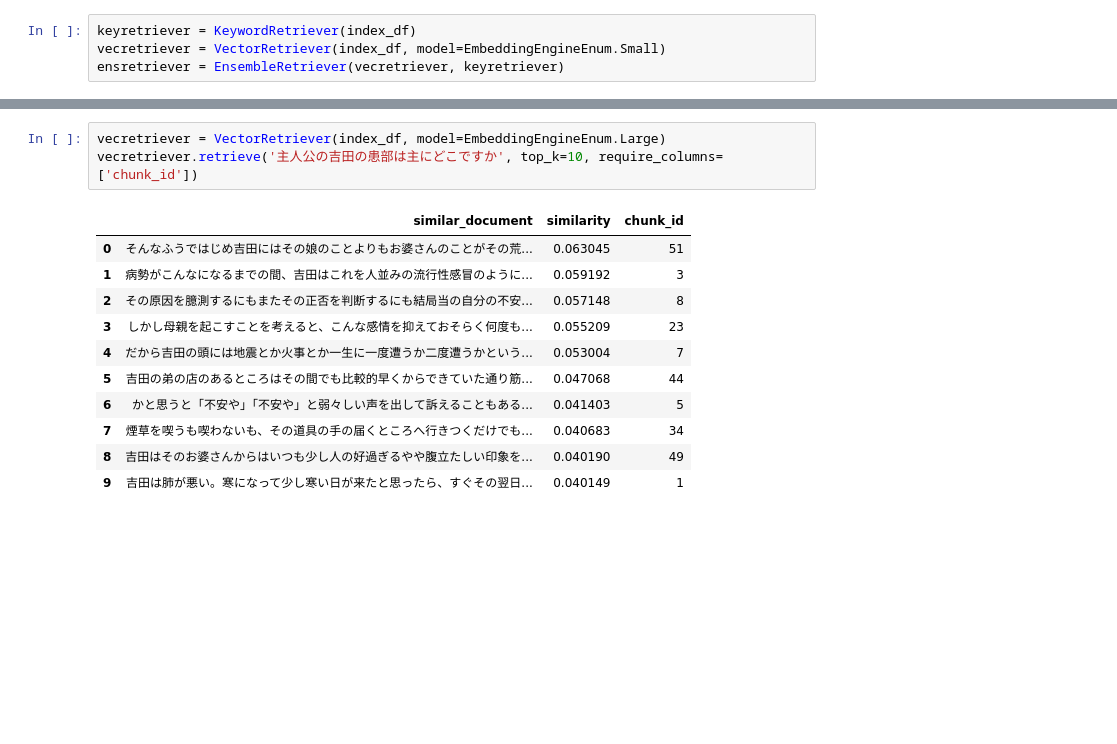
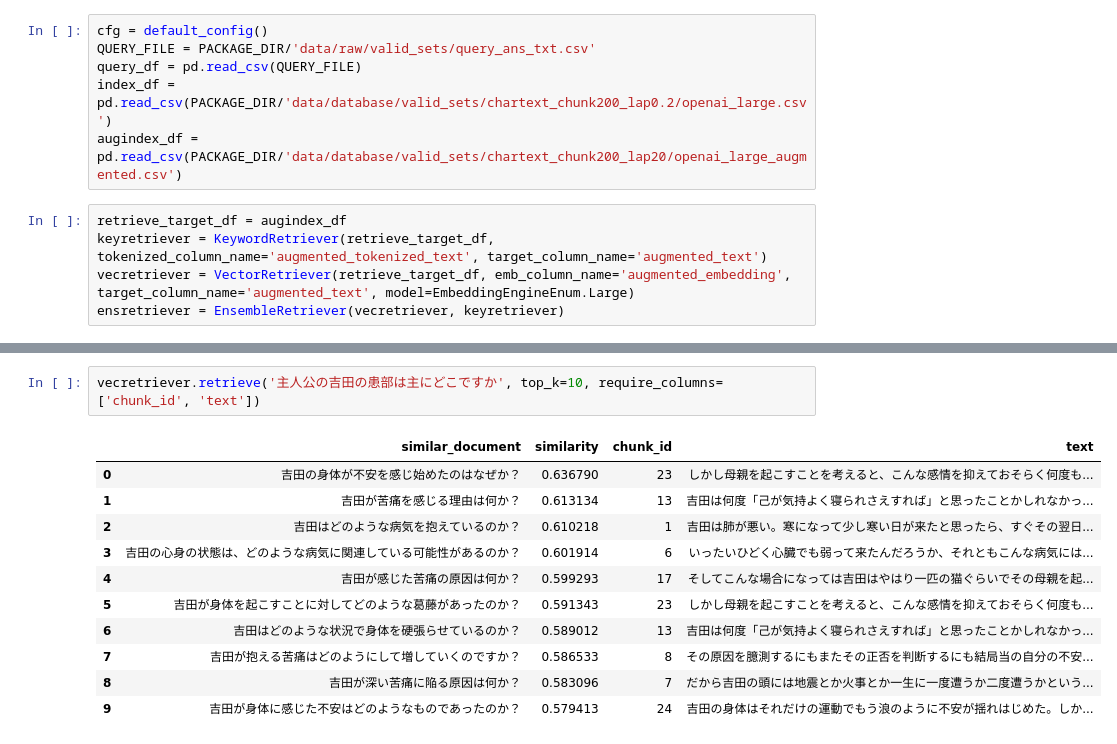
Before and after one commit to moken20/novel-rag, a Jupyter notebook: notebooks/experiment.ipynb, the cells around one changed output, grey strips where cells are left out. Cells and saved outputs as stored; diff of their text form; blank space fills up the shorter version.

```diff
--- a/notebooks/experiment.ipynb
+++ b/notebooks/experiment.ipynb
@@ -31,5 +18,12 @@ index_df = pd.read_csv(PACKAGE_DIR/'data/database/valid_sets/chartext_chunk200_l
+# %%
+cfg = default_config()
+QUERY_FILE = PACKAGE_DIR/'data/raw/valid_sets/query_ans_txt.csv'
+query_df = pd.read_csv(QUERY_FILE)
+index_df = pd.read_csv(PACKAGE_DIR/'data/database/valid_sets/chartext_chunk200_lap0.2/openai_large.csv')
+augindex_df = pd.read_csv(PACKAGE_DIR/'data/database/valid_sets/chartext_chunk200_lap20/openai_large_augmented.csv')
 # %%
-keyretriever = KeywordRetriever(index_df)
-vecretriever = VectorRetriever(index_df, model=EmbeddingEngineEnum.Small)
+retrieve_target_df = augindex_df
+keyretriever = KeywordRetriever(retrieve_target_df, tokenized_column_name='augmented_tokenized_text', target_column_name='augmented_text')
+vecretriever = VectorRetriever(retrieve_target_df, emb_column_name='augmented_embedding', target_column_name='augmented_text', model=EmbeddingEngineEnum.Large)
 ensretriever = EnsembleRetriever(vecretriever, keyretriever)
 # %%
@@ -102,15 +100,14 @@ Name: 0, dtype: object
 # %%
-vecretriever = VectorRetriever(index_df, model=EmbeddingEngineEnum.Large)
-vecretriever.retrieve('主人公の吉田の患部は主にどこですか', top_k=10, require_columns=['chunk_id'])
+vecretriever.retrieve('主人公の吉田の患部は主にどこですか', top_k=10, require_columns=['chunk_id', 'text'])
 # %% [output]
-|  | similar_document | similarity | chunk_id |
-| 0 | そんなふうではじめ吉田にはその娘のことよりもお婆さんのことがその荒... | 0.063045 | 51 |
-| 1 | 病勢がこんなになるまでの間、吉田はこれを人並みの流行性感冒のように... | 0.059192 | 3 |
-| 2 | その原因を臆測するにもまたその正否を判断するにも結局当の自分の不安... | 0.057148 | 8 |
-| 3 | しかし母親を起こすことを考えると、こんな感情を抑えておそらく何度も... | 0.055209 | 23 |
-| 4 | だから吉田の頭には地震とか火事とか一生に一度遭うか二度遭うかという... | 0.053004 | 7 |
-| 5 | 吉田の弟の店のあるところはその間でも比較的早くからできていた通り筋... | 0.047068 | 44 |
-| 6 | かと思うと「不安や」「不安や」と弱々しい声を出して訴えることもある... | 0.041403 | 5 |
-| 7 | 煙草を喫うも喫わないも、その道具の手の届くところへ行きつくだけでも... | 0.040683 | 34 |
-| 8 | 吉田はそのお婆さんからはいつも少し人の好過ぎるやや腹立たしい印象を... | 0.040190 | 49 |
-| 9 | 吉田は肺が悪い。寒になって少し寒い日が来たと思ったら、すぐその翌日... | 0.040149 | 1 |
+|  | similar_document | similarity | chunk_id | text |
+| 0 | 吉田の身体が不安を感じ始めたのはなぜか？ | 0.636790 | 23 | しかし母親を起こすことを考えると、こんな感情を抑えておそらく何度も... |
+| 1 | 吉田が苦痛を感じる理由は何か？ | 0.613134 | 13 | 吉田は何度「己が気持よく寝られさえすれば」と思ったことかしれなかっ... |
+| 2 | 吉田はどのような病気を抱えているのか？ | 0.610218 | 1 | 吉田は肺が悪い。寒になって少し寒い日が来たと思ったら、すぐその翌日... |
+| 3 | 吉田の心身の状態は、どのような病気に関連している可能性があるのか？ | 0.601914 | 6 | いったいひどく心臓でも弱って来たんだろうか、それともこんな病気には... |
+| 4 | 吉田が感じた苦痛の原因は何か？ | 0.599293 | 17 | そしてこんな場合になっては吉田はやはり一匹の猫ぐらいでその母親を起... |
+| 5 | 吉田が身体を起こすことに対してどのような葛藤があったのか？ | 0.591343 | 23 | しかし母親を起こすことを考えると、こんな感情を抑えておそらく何度も... |
+| 6 | 吉田はどのような状況で身体を硬張らせているのか？ | 0.589012 | 13 | 吉田は何度「己が気持よく寝られさえすれば」と思ったことかしれなかっ... |
+| 7 | 吉田が抱える苦痛はどのようにして増していくのですか？ | 0.586533 | 8 | その原因を臆測するにもまたその正否を判断するにも結局当の自分の不安... |
+| 8 | 吉田が深い苦痛に陥る原因は何か？ | 0.583096 | 7 | だから吉田の頭には地震とか火事とか一生に一度遭うか二度遭うかという... |
+| 9 | 吉田が身体に感じた不安はどのようなものであったのか？ | 0.579413 | 24 | 吉田の身体はそれだけの運動でもう浪のように不安が揺れはじめた。しか... |
```
Also changed, not shown: parts of 9 cells of this notebook, 17 other files.
